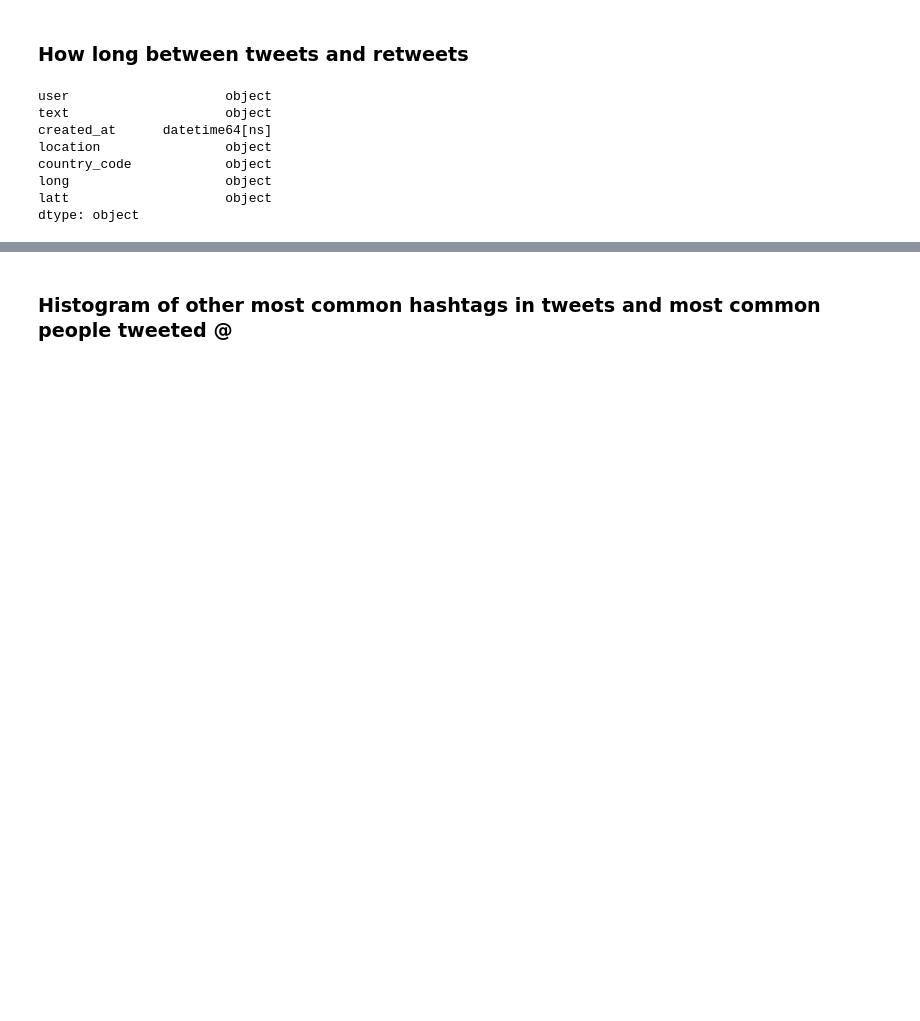
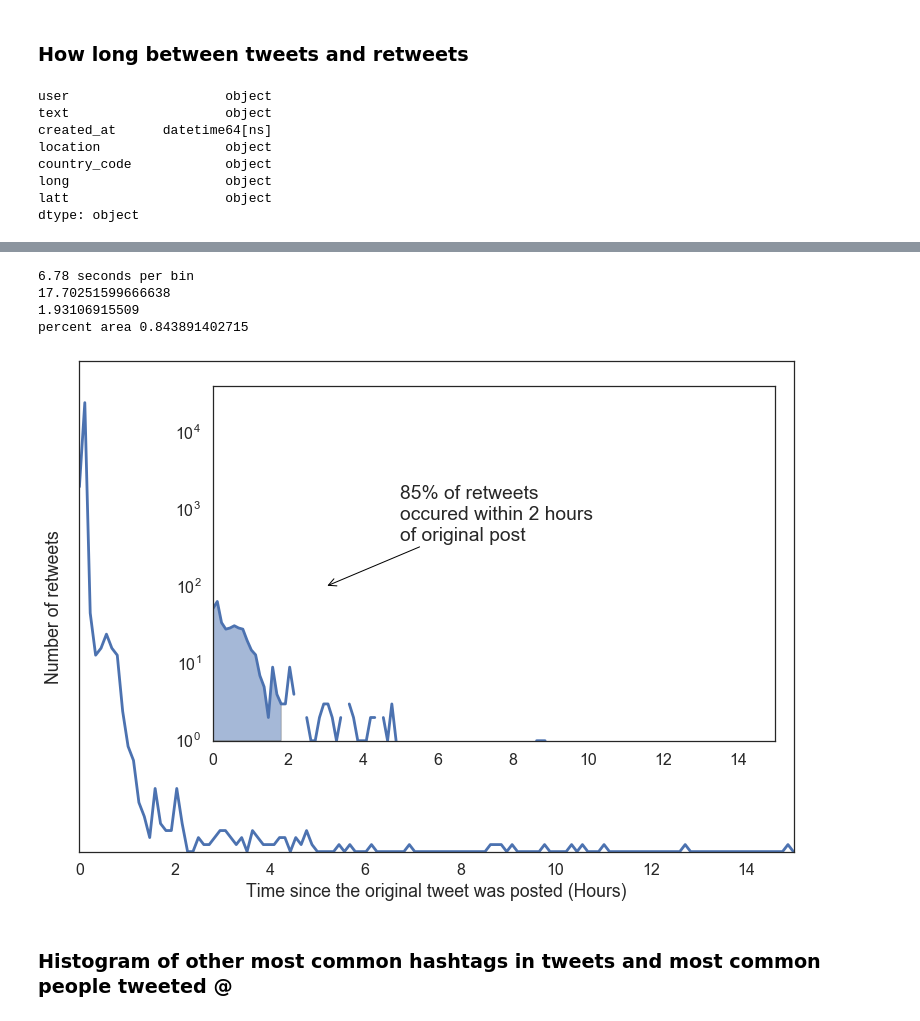
Before and after one commit to agalea91/Donald_Trump_tweet_study_-makedonalddrumpfagain, a Jupyter notebook: drumpf_notebook.ipynb, the cells around one changed output, grey strips where cells are left out. Saved outputs shown, nothing was run; the diff lists cells and outputs as text; code cells hidden in the pictures; blank space fills up the shorter version.

```diff
--- a/drumpf_notebook.ipynb
+++ b/drumpf_notebook.ipynb
@@ -1381,6 +1379,7 @@ for i in list(df3.index):#[:limit]:
     if t.split()[0] == 'RT':
         #t2 = ' '.join(t.split()[2:])
         if t in retweet_intervals.keys():
+            d = df3.created_at[i]
             retweet_intervals[t].append(d)
             #u = t.split()[1][1:-1]
             #print('found tweet match, cheking users:', u, retweet_intervals[t2][0])
@@ -1389,11 +1388,13 @@ for i in list(df3.index):#[:limit]:
             #    d = df3.created_at[i]
             #    retweet_intervals[t2].append(d)
                 #retweet_intervals[t2].append(t)
-    else:
+
+for i in list(df3.index):#[:limit]:
+    t = df3.text[i]
+    if t.split()[0] != 'RT':
         d = df3.created_at[i]
         u = df3.user[i]
         original_tweets[t] = [u, d]
-        #print('orig')
         RT = 'RT '+'@'+u+': '+t
         if RT not in retweet_intervals.keys():
             #print('no RT original', t)
@@ -1482,7 +1509,7 @@ xlab
 # %%
 fig, ax = plt.subplots()
 
-ax.set_title('Exponential decay of retweet frequency', y=1.03, fontsize=19, alpha=1)
+# ax.set_title('Exponential decay of retweet frequency', y=1.03, fontsize=19, alpha=1)
 ax.set_ylabel('Number of retweets')
 ax.set_xlabel('Time since the original tweet was posted (Hours)')
 
@@ -1490,37 +1517,48 @@ x_max = max(retweet_intervals_list)
 N_bins = 185
 
 print(round(x_max/N_bins,4)*60, 'seconds per bin')
 
 bins = np.linspace(0,x_max,N_bins)
 hist = np.histogram(retweet_intervals_list, bins=bins)
 ax.plot(hist[1][:-1], hist[0])
 ax.set_yticklabels([])
-ax.set_xlim(0,25)
+ax.set_xlim(0,15)
 
 # N_lab = 6
 # xtks = np.linspace(0,100,N_lab)
 # xlab = [hist[1][int(tk/100*(N_bins-1))] for tk in xtks]
 # xlab = ['%.1f' % round(tk, 1) for tk in xlab]
 # ax.set_xticklabels(xlab)
 # ax.set_xticks(xtks)
 
 # Add an inset plot
 left, bottom, width, height = [0.27, 0.3, 0.61, 0.56]
 ax_inset = fig.add_axes([left, bottom, width, height])
 ax_inset.semilogy(hist[1][:-1], hist[0])
-ax_inset.set_xlim(0,25)
+ax_inset.set_xlim(0,15)
 ax_inset.set_ylim(1, 40000)
-ax_inset.vlines(1.5, 1, 1000, alpha=0.7)
 
 ax_fill = fig.add_axes([left, bottom, width, height])
-ff = N_bins*3.2/x_max
+ff = N_bins*2/x_max
 ax_fill.fill_between(hist[1][:int(ff)], 1, hist[0][:int(ff)], alpha=0.5)
+# ax_inset.vlines(ff*x_max/N_bins, 1, 1000, alpha=0.7)
+ax_inset.annotate('85% of retweets'+'\n'+'occured within 2 hours'+'\n'+'of the original post',
+                  xy=(3, 100), xytext=(5, 400),
+                  xycoords='data', textcoords='data',# ha='right', va='bottom',
+                  arrowprops=dict(arrowstyle='->', lw=1))
 
 ''' How much area is in the shaded part? '''
 area = sum(hist[0][:int(ff)])/sum(hist[0])
+print(ff)
 print(hist[1][int(ff)])
-print(area)
+print('percent area', area)
 
 plt.show()
+# %% [output]
+6.78 seconds per bin
+17.70251599666638
+1.93106915509
+percent area 0.843891402715
+[figure, added]
 # %% [markdown]
 ### Histogram of other most common hashtags in tweets and most common people tweeted @
```
Also changed, not shown: parts of 23 cells of this notebook.
